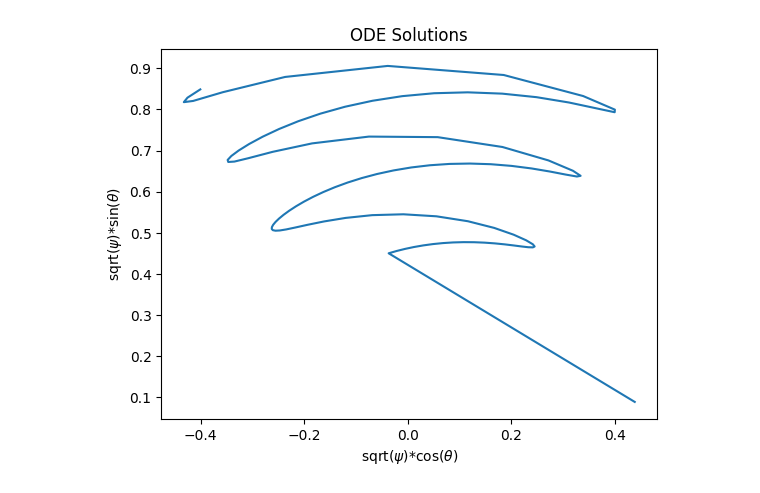
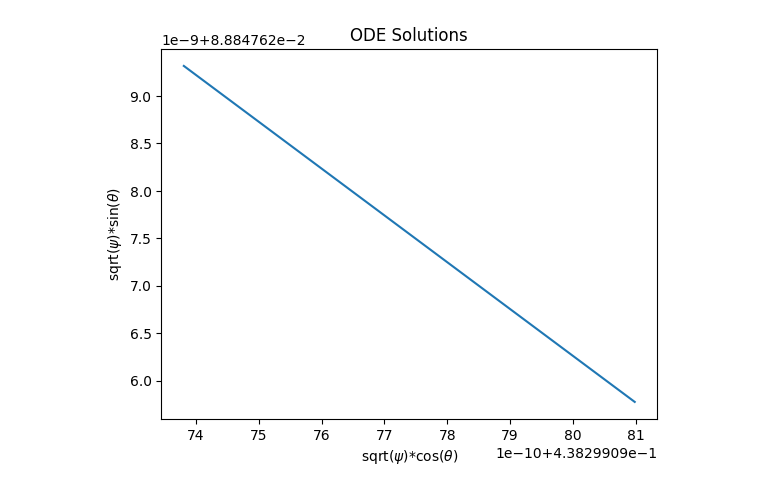
Before and after one commit to joaopedrobiu6/test_dps_desc, a Jupyter notebook: test.ipynb, the cells around one changed output. Drawn from its saved outputs; the diff is of its cells as text; code cells hidden in the pictures.

Commit message:
trying to make a numpy test

```diff
--- a/test.ipynb
+++ b/test.ipynb
@@ -11,12 +11,13 @@ from jax.experimental.ode import odeint as jax_odeint
 import matplotlib.pyplot as plt
 import numpy as np
 from desc.equilibrium import Equilibrium
+from desc.plotting import plot_surfaces, plot_3d
 
-
-eq = desc.io.load("/home/joaobiu/DESC/desc/examples/ct32NFP4_init.h5")
+eq = desc.io.load("/home/joaobiu/DESC/desc/examples/test_run.h5")
 eq._iota = eq.get_profile("iota")
 eq._current = None
 
+#plot_3d(eq, "|B|")
 
 
 def rhs(w, t, a):
@@ -24,7 +25,7 @@ def rhs(w, t, a):
     #initial conditions
     psi, theta, zeta, vpar = w
 
-    mu = a[0]
+    E = a[0]
 
     #obtaining data from DESC
     keys = ["B", "|B|", "grad(|B|)", "grad(psi)", "e^theta", "e^zeta", "G"] # etc etc, whatever terms you need
@@ -34,11 +35,12 @@ def rhs(w, t, a):
     params = get_params(keys, eq)
     data = compute_fun(eq, keys, params, transforms, profiles)
 
+    mu = E/(data["|B|"]) - (vpar**2)/(4*data["|B|"])
 
     psidot = a[1]*(1/data["|B|"]**3)*(mu*data["|B|"] + vpar**2)*jnp.sum(jnp.cross(data["B"], data["grad(|B|)"], axis=-1) * data["grad(psi)"]) # etc etc
 
 
-    thetadot = a[2]*vpar/data["|B|"] * jnp.sum(data["B"] * data["e^theta"]) + (1/data["|B|"]**3)*(mu*data["|B|"] + vpar**2)*jnp.sum(jnp.cross(data["B"], data["grad(|B|)"], axis=-1) * data["e^theta"])
+    thetadot = a[2]*vpar/data["|B|"] * jnp.sum(data["B"] * data["e^theta"]) + a[1]*(1/data["|B|"]**3)*(mu*data["|B|"] + vpar**2)*jnp.sum(jnp.cross(data["B"], data["grad(|B|)"], axis=-1) * data["e^theta"])
 
 
     zetadot = a[3]*(vpar/data["|B|"]) * dot(data["B"], data["e^zeta"])
@@ -60,3 +58,10 @@ a_initial = [10, 1, 1, 1]
+# %%
+e_charge = 1.6e-19
+E = 3.52e4
+v_parallel = 0.8*jnp.sqrt(E/8)
+
+a_initial = [E, 2, 1, 1]
+initial_conditions = [0.2, 0.2, 0.1, v_parallel]
 # %%
 nt_per_time_unit = 10
 tmin = 0
@@ -104,8 +113,8 @@ print(sol)
 # %%
-plt.plot(np.sqrt(sol[:, 0]) * np.cos(sol[:, 1]), np.sqrt(sol[:, 0]) * np.sin(sol[:, 1]))
+plt.plot(np.sqrt(sol[1:, 0]) * np.cos(sol[1:, 1]), np.sqrt(sol[1:, 0]) * np.sin(sol[1:, 1]))
 plt.xlabel(r'sqrt($\psi$)*cos($\theta$)')
 plt.ylabel(r'sqrt($\psi$)*sin($\theta$)')
 plt.title('ODE Solutions')
 plt.show()
 # %% [output]
-[figure, old version]
+[figure, new version]
```
Also changed, not shown: parts of 3 cells of this notebook, 1 other file.
